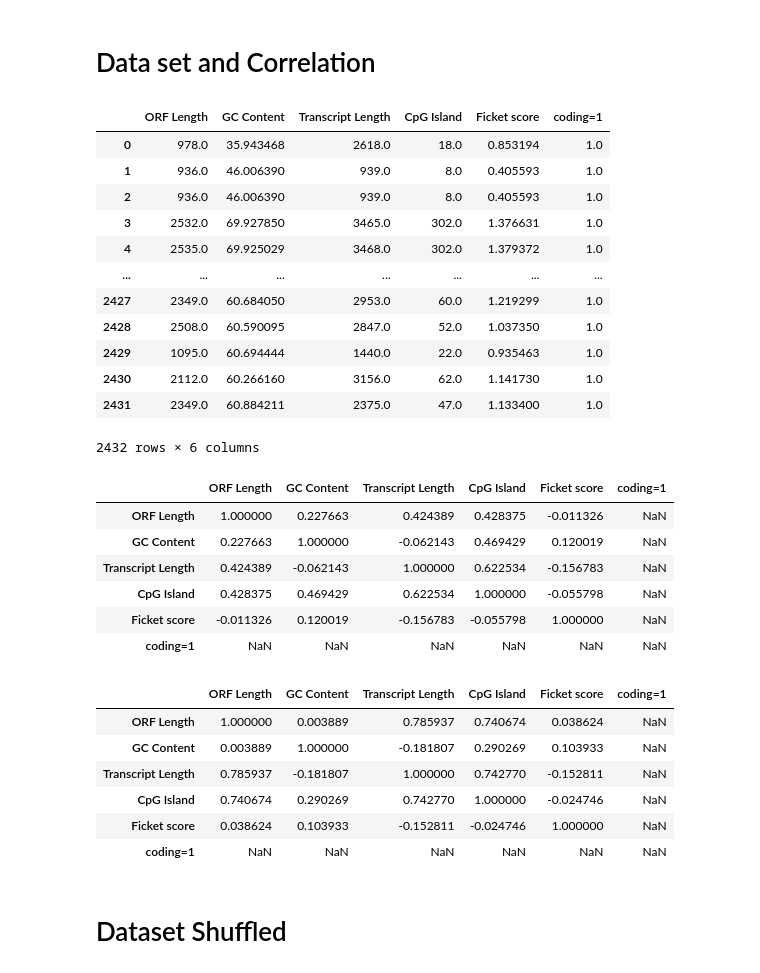
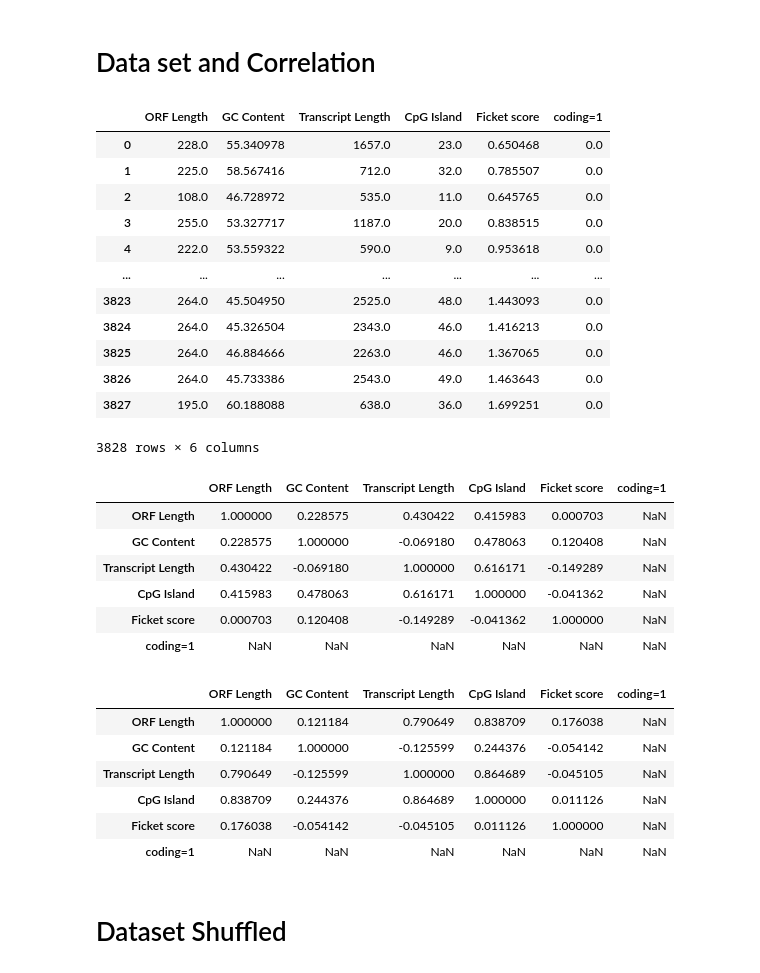
Before and after one commit to Thejus-M/Research-notes-non-coding-Rna-, a Jupyter notebook: model ver2.ipynb, the cells around one changed output. Drawn from its saved outputs; the diff is of its cells as text; code cells hidden in the pictures.

```diff
--- a/model ver2.ipynb
+++ b/model ver2.ipynb
@@ -1,6 +1,6 @@
 # %%
-filename="pcRNA.fa"
-# filename="lncRNA.fa"
+# filename="pcRNA.fa"
+filename="lncRNA.fa"
 # %% [markdown]
 # 1. Fickett_Score
 # %%
@@ -537,65 +537,65 @@ mfe_arr
 # %%
 import numpy as np
 import pandas as pd
 
-coding_is_one=[1]*len(gc_arr)
-dataset = [orf_arr, gc_arr, trans_arr, cpg_arr, ficket_arr,coding_is_one]
-Excluded =[mfe_arr,hexa_arr]
+# coding_is_one=[1]*len(gc_arr)
+# dataset = [orf_arr, gc_arr, trans_arr, cpg_arr, ficket_arr,coding_is_one]
+# Excluded =[mfe_arr,hexa_arr]
 
 
-numpy_coding= np.array(dataset).T
+# numpy_coding= np.array(dataset).T
 
-df_coding = pd.DataFrame(data=numpy_coding, columns=["ORF Length", "GC Content", "Transcript Length",
-                                            "CpG Island", "Ficket score","coding=1"])
+# df_coding = pd.DataFrame(data=numpy_coding, columns=["ORF Length", "GC Content", "Transcript Length",
+#                                             "CpG Island", "Ficket score","coding=1"])
 
-df_coding
+# df_coding
 
 
 # ----------------------------------------------------------------------------------------------------------
 
-# noncoding_is_zero=[0]*len(gc_arr)
-# dataset = [orf_arr, gc_arr, trans_arr, cpg_arr, ficket_arr,noncoding_is_zero]
-# Excluded =[mfe_arr,hexa_arr]
+noncoding_is_zero=[int(0)]*len(gc_arr)
+dataset = [orf_arr, gc_arr, trans_arr, cpg_arr, ficket_arr,noncoding_is_zero]
+Excluded =[mfe_arr,hexa_arr]
 
-# numpy_ncoding= np.array(dataset).T
+numpy_ncoding= np.array(dataset).T
 
-# df_ncoding = pd.DataFrame(data=numpy_ncoding, columns=["ORF Length", "GC Content", "Transcript Length",
-#                                             "CpG Island", "Ficket score","coding=1"])
+df_ncoding = pd.DataFrame(data=numpy_ncoding, columns=["ORF Length", "GC Content", "Transcript Length",
+                                            "CpG Island", "Ficket score","coding=1"])
 
-# df_ncoding
+df_ncoding
 # %% [output]
 |  | ORF Length | GC Content | Transcript Length | CpG Island | Ficket score | coding=1 |
-| 0 | 978.0 | 35.943468 | 2618.0 | 18.0 | 0.853194 | 1.0 |
-| 1 | 936.0 | 46.006390 | 939.0 | 8.0 | 0.405593 | 1.0 |
-| 2 | 936.0 | 46.006390 | 939.0 | 8.0 | 0.405593 | 1.0 |
-| 3 | 2532.0 | 69.927850 | 3465.0 | 302.0 | 1.376631 | 1.0 |
-| 4 | 2535.0 | 69.925029 | 3468.0 | 302.0 | 1.379372 | 1.0 |
+| 0 | 228.0 | 55.340978 | 1657.0 | 23.0 | 0.650468 | 0.0 |
+| 1 | 225.0 | 58.567416 | 712.0 | 32.0 | 0.785507 | 0.0 |
+| 2 | 108.0 | 46.728972 | 535.0 | 11.0 | 0.645765 | 0.0 |
+| 3 | 255.0 | 53.327717 | 1187.0 | 20.0 | 0.838515 | 0.0 |
+| 4 | 222.0 | 53.559322 | 590.0 | 9.0 | 0.953618 | 0.0 |
 | ... | ... | ... | ... | ... | ... | ... |
-| 2427 | 2349.0 | 60.684050 | 2953.0 | 60.0 | 1.219299 | 1.0 |
-| 2428 | 2508.0 | 60.590095 | 2847.0 | 52.0 | 1.037350 | 1.0 |
-| 2429 | 1095.0 | 60.694444 | 1440.0 | 22.0 | 0.935463 | 1.0 |
-| 2430 | 2112.0 | 60.266160 | 3156.0 | 62.0 | 1.141730 | 1.0 |
-| 2431 | 2349.0 | 60.884211 | 2375.0 | 47.0 | 1.133400 | 1.0 |
+| 3823 | 264.0 | 45.504950 | 2525.0 | 48.0 | 1.443093 | 0.0 |
+| 3824 | 264.0 | 45.326504 | 2343.0 | 46.0 | 1.416213 | 0.0 |
+| 3825 | 264.0 | 46.884666 | 2263.0 | 46.0 | 1.367065 | 0.0 |
+| 3826 | 264.0 | 45.733386 | 2543.0 | 49.0 | 1.463643 | 0.0 |
+| 3827 | 195.0 | 60.188088 | 638.0 | 36.0 | 1.699251 | 0.0 |
-2432 rows × 6 columns
+3828 rows × 6 columns
 # %%
 df_ncoding.corr()
 # %% [output]
 |  | ORF Length | GC Content | Transcript Length | CpG Island | Ficket score | coding=1 |
-| ORF Length | 1.000000 | 0.227663 | 0.424389 | 0.428375 | -0.011326 | NaN |
-| GC Content | 0.227663 | 1.000000 | -0.062143 | 0.469429 | 0.120019 | NaN |
-| Transcript Length | 0.424389 | -0.062143 | 1.000000 | 0.622534 | -0.156783 | NaN |
-| CpG Island | 0.428375 | 0.469429 | 0.622534 | 1.000000 | -0.055798 | NaN |
-| Ficket score | -0.011326 | 0.120019 | -0.156783 | -0.055798 | 1.000000 | NaN |
+| ORF Length | 1.000000 | 0.228575 | 0.430422 | 0.415983 | 0.000703 | NaN |
+| GC Content | 0.228575 | 1.000000 | -0.069180 | 0.478063 | 0.120408 | NaN |
+| Transcript Length | 0.430422 | -0.069180 | 1.000000 | 0.616171 | -0.149289 | NaN |
+| CpG Island | 0.415983 | 0.478063 | 0.616171 | 1.000000 | -0.041362 | NaN |
+| Ficket score | 0.000703 | 0.120408 | -0.149289 | -0.041362 | 1.000000 | NaN |
 | coding=1 | NaN | NaN | NaN | NaN | NaN | NaN |
 # %%
 df_coding.corr()
 # %% [output]
 |  | ORF Length | GC Content | Transcript Length | CpG Island | Ficket score | coding=1 |
-| ORF Length | 1.000000 | 0.003889 | 0.785937 | 0.740674 | 0.038624 | NaN |
-| GC Content | 0.003889 | 1.000000 | -0.181807 | 0.290269 | 0.103933 | NaN |
-| Transcript Length | 0.785937 | -0.181807 | 1.000000 | 0.742770 | -0.152811 | NaN |
-| CpG Island | 0.740674 | 0.290269 | 0.742770 | 1.000000 | -0.024746 | NaN |
-| Ficket score | 0.038624 | 0.103933 | -0.152811 | -0.024746 | 1.000000 | NaN |
+| ORF Length | 1.000000 | 0.121184 | 0.790649 | 0.838709 | 0.176038 | NaN |
+| GC Content | 0.121184 | 1.000000 | -0.125599 | 0.244376 | -0.054142 | NaN |
+| Transcript Length | 0.790649 | -0.125599 | 1.000000 | 0.864689 | -0.045105 | NaN |
+| CpG Island | 0.838709 | 0.244376 | 0.864689 | 1.000000 | 0.011126 | NaN |
+| Ficket score | 0.176038 | -0.054142 | -0.045105 | 0.011126 | 1.000000 | NaN |
 | coding=1 | NaN | NaN | NaN | NaN | NaN | NaN |
 # %% [markdown]
 # Dataset Shuffled
```
Also changed, not shown: parts of 35 cells of this notebook, 3 other files.
